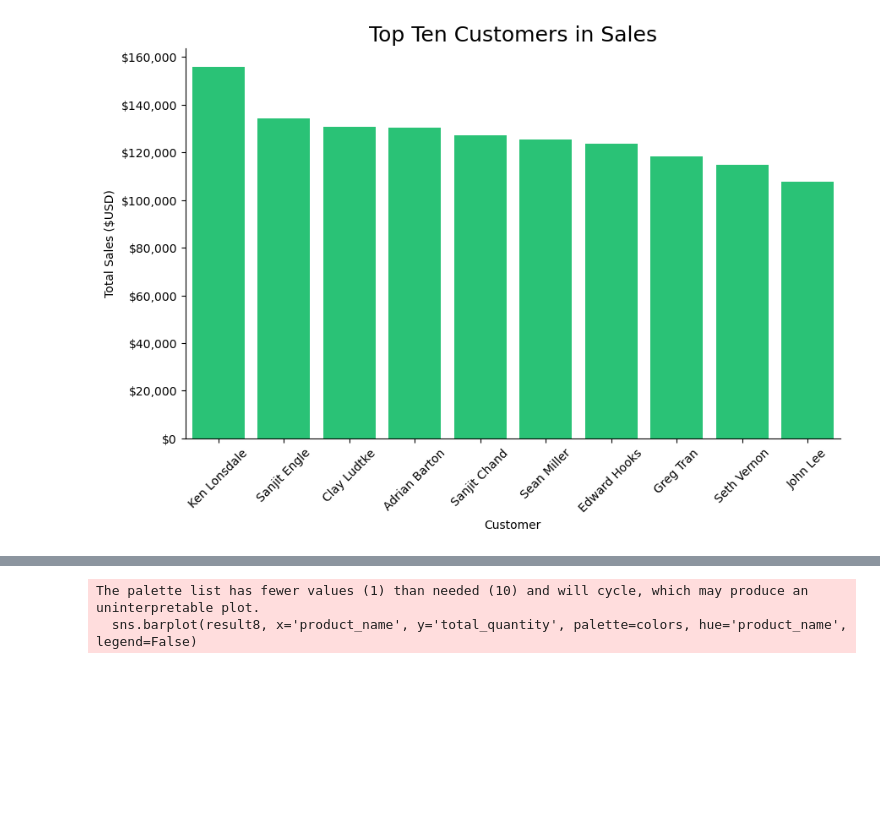
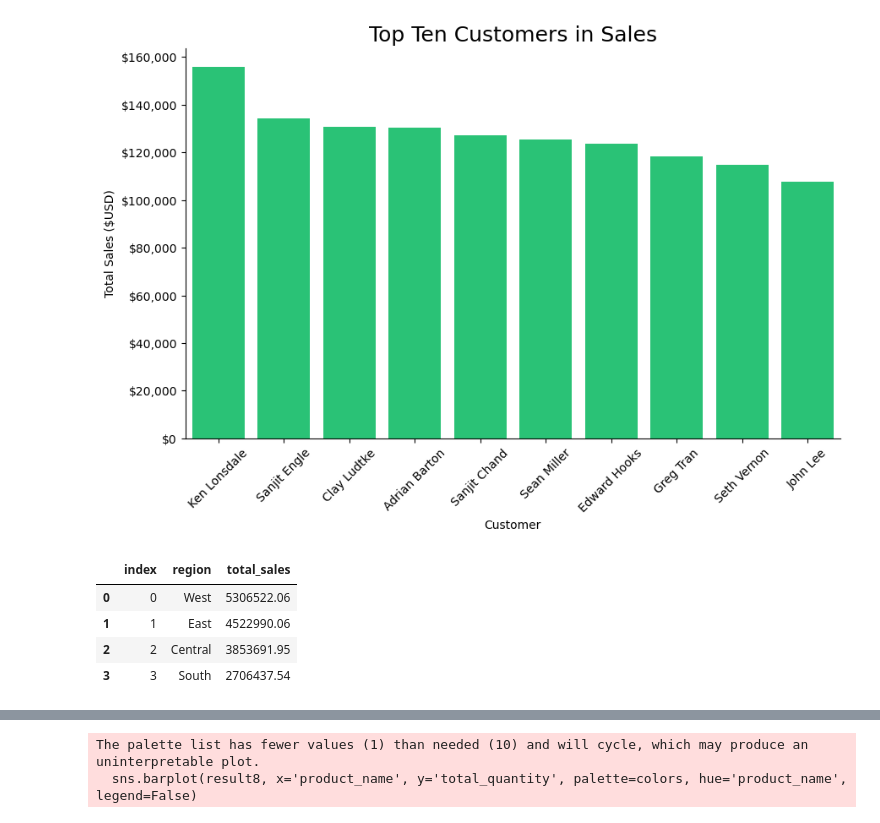
Before and after one commit to CosmicIdes/DataAnalysisModule3, a Jupyter notebook: Week4/notebooks/superstore_sales_workflow.ipynb, the cells around one changed output, grey strips where cells are left out. Cells and saved outputs as stored; diff of their text form; code cells hidden in the pictures; blank space fills up the shorter version.

```diff
--- a/Week4/notebooks/superstore_sales_workflow.ipynb
+++ b/Week4/notebooks/superstore_sales_workflow.ipynb
@@ -420,5 +419,14 @@ plt.show()
 The palette list has fewer values (1) than needed (10) and will cycle, which may produce an uninterpretable plot.
   sns.barplot(result2, x='customer_name', y='total_sales', palette=colors, hue='customer_name', legend=False)
 [figure]
+# %%
+result5['total_sales'] = result5['total_sales'].astype(float)
+result5_region =
+# %% [output]
+|  | index | region | total_sales |
+| 0 | 0 | West | 5306522.06 |
+| 1 | 1 | East | 4522990.06 |
+| 2 | 2 | Central | 3853691.95 |
+| 3 | 3 | South | 2706437.54 |
 # %%
 # query5
```
Also changed, not shown: parts of 4 cells of this notebook.
